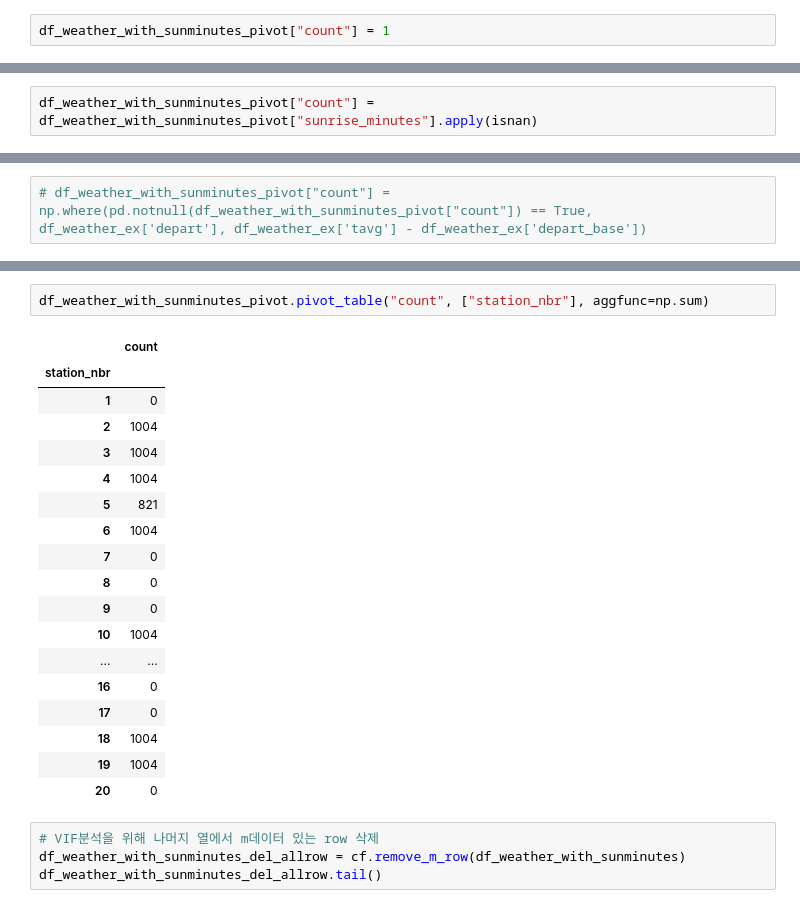
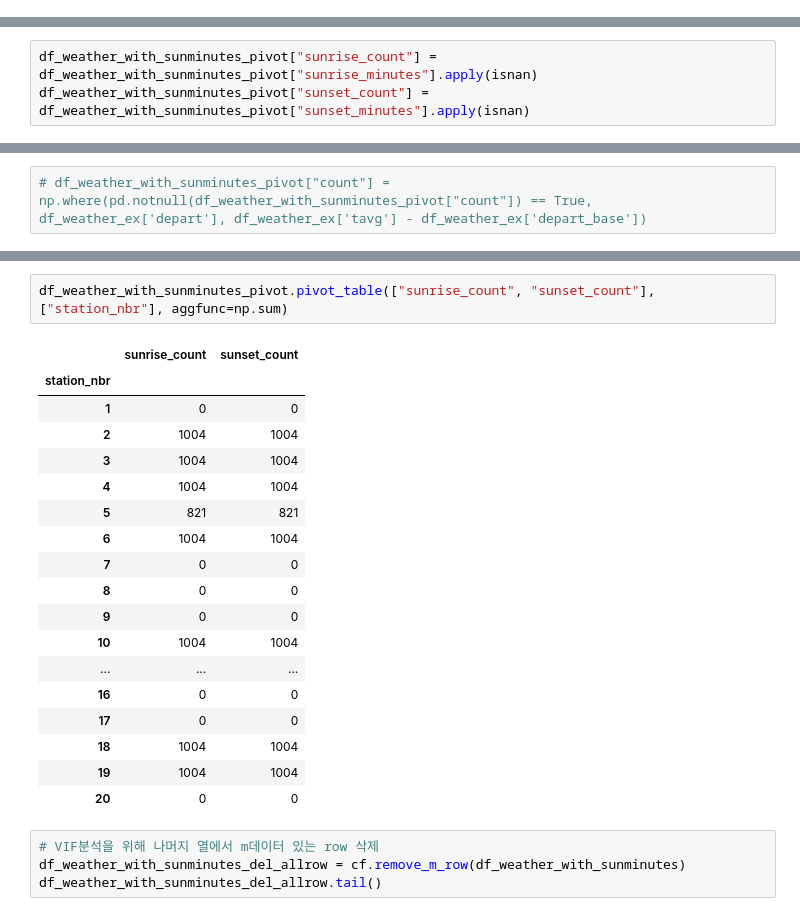
Before and after one commit to HyowonJang/LinearRegression, a Jupyter notebook: modeling_hyowon/180701_VIF를 통한 weather columns selection.ipynb, the cells around one changed output, grey strips where cells are left out. Drawn from its saved outputs; the diff is of its cells as text.

```diff
--- a/modeling_hyowon/180701_VIF를 통한 weather columns selection.ipynb
+++ b/modeling_hyowon/180701_VIF를 통한 weather columns selection.ipynb
@@ -739,8 +739,6 @@ len(df_weather_with_sunminutes_pivot)
 20517
 # %%
 # pivot_table(values, index, columns, aggfunc)
-# %%
-df_weather_with_sunminutes_pivot["count"] = 1
 # %%
 def isnan(a):
     if np.isnan(a):
@@ -748,7 +746,8 @@ def isnan(a):
     else:
         return 1
 # %%
-df_weather_with_sunminutes_pivot["count"] = df_weather_with_sunminutes_pivot["sunrise_minutes"].apply(isnan)
+df_weather_with_sunminutes_pivot["sunrise_count"] = df_weather_with_sunminutes_pivot["sunrise_minutes"].apply(isnan)
+df_weather_with_sunminutes_pivot["sunset_count"] = df_weather_with_sunminutes_pivot["sunset_minutes"].apply(isnan)
 # %%
 df_weather_with_sunminutes_pivot
 # %% [output]
@@ -796,24 +774,24 @@ df_weather_with_sunminutes_pivot
 # %%
-df_weather_with_sunminutes_pivot.pivot_table("count", ["station_nbr"], aggfunc=np.sum)
+df_weather_with_sunminutes_pivot.pivot_table(["sunrise_count", "sunset_count"], ["station_nbr"], aggfunc=np.sum)
 # %% [output]
-|  | count |
-| station_nbr |  |
-| 1 | 0 |
-| 2 | 1004 |
-| 3 | 1004 |
-| 4 | 1004 |
-| 5 | 821 |
-| 6 | 1004 |
-| 7 | 0 |
-| 8 | 0 |
-| 9 | 0 |
-| 10 | 1004 |
-| ... | ... |
-| 16 | 0 |
-| 17 | 0 |
-| 18 | 1004 |
-| 19 | 1004 |
-| 20 | 0 |
+|  | sunrise_count | sunset_count |
+| station_nbr |  |  |
+| 1 | 0 | 0 |
+| 2 | 1004 | 1004 |
+| 3 | 1004 | 1004 |
+| 4 | 1004 | 1004 |
+| 5 | 821 | 821 |
+| 6 | 1004 | 1004 |
+| 7 | 0 | 0 |
+| 8 | 0 | 0 |
+| 9 | 0 | 0 |
+| 10 | 1004 | 1004 |
+| ... | ... | ... |
+| 16 | 0 | 0 |
+| 17 | 0 | 0 |
+| 18 | 1004 | 1004 |
+| 19 | 1004 | 1004 |
+| 20 | 0 | 0 |
 # %%
 # VIF분석을 위해 나머지 열에서 m데이터 있는 row 삭제
 df_weather_with_sunminutes_del_allrow = cf.remove_m_row(df_weather_with_sunminutes)
```
Also changed, not shown: parts of 4 cells of this notebook, 2 other files.
